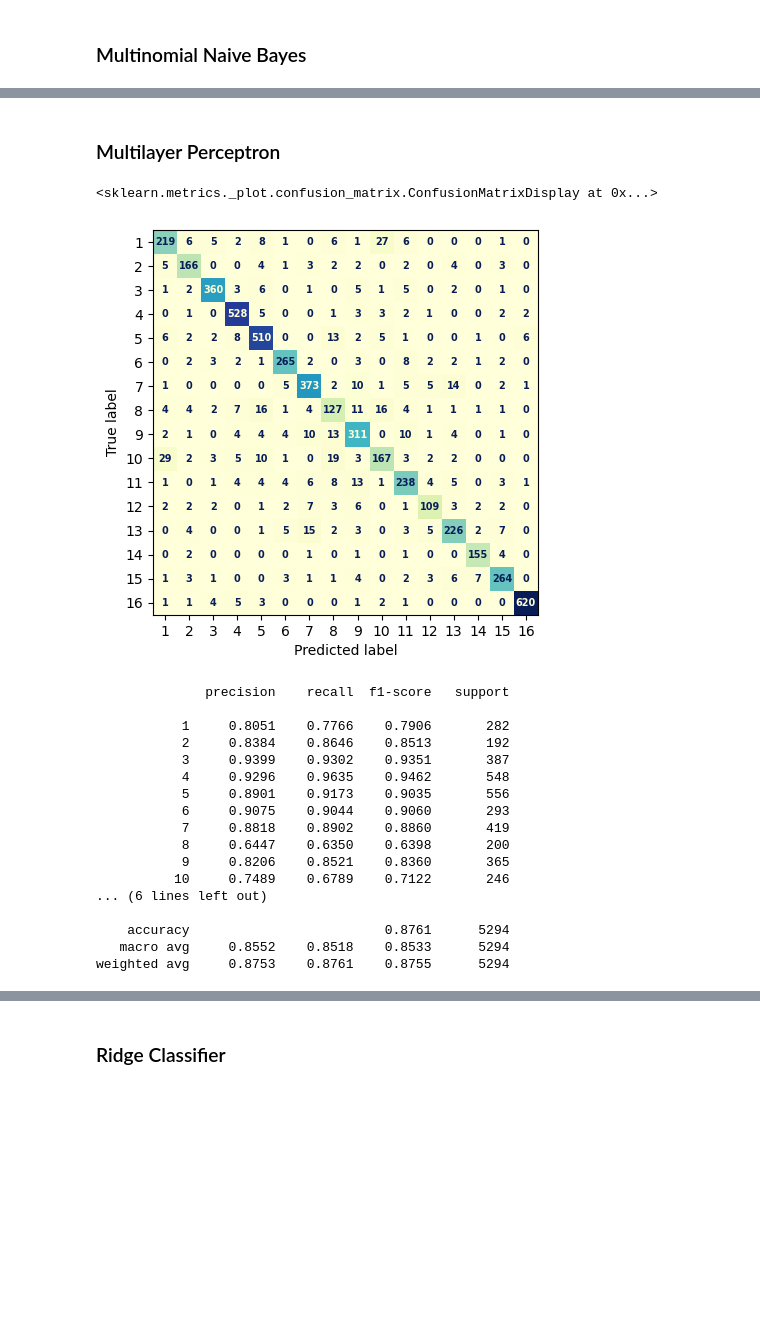
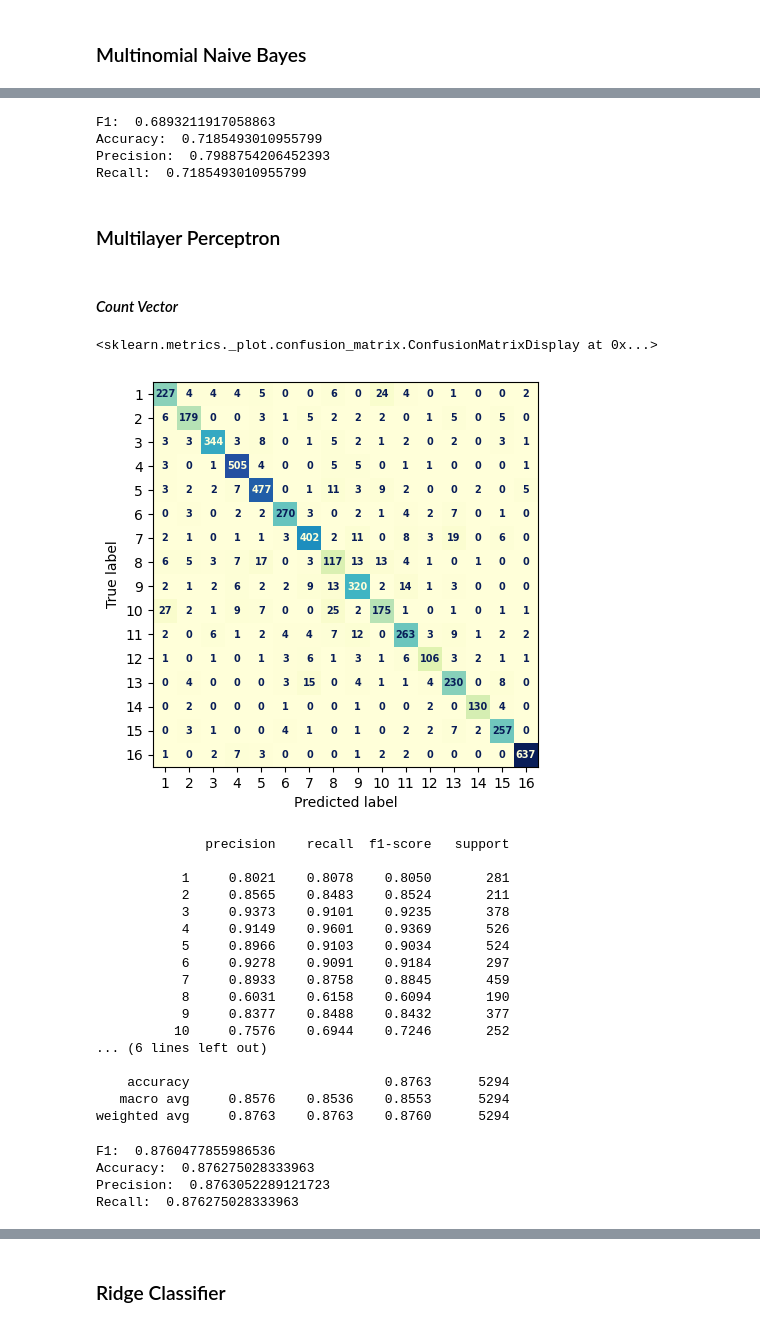
Before and after one commit to joshwinnes11/Project-4, a Jupyter notebook: project4.ipynb, the cells around one changed output, grey strips where cells are left out. Drawn from its saved outputs; the diff is of its cells as text; code cells hidden in the pictures; blank space fills up the shorter version.

```diff
--- a/project4.ipynb
+++ b/project4.ipynb
@@ -177,3 +199,11 @@ X_test_count_vector = count_vectorizer.transform(X_test)
+# %%
+corpus = text_df.text
+sdg_num = text_df.sdg
+X_train, X_test, y_train, y_test = \
+    train_test_split(corpus, sdg_num, test_size=0.20, random_state=11)
+
+X_train_tfid_vector = tfid_vectorizer.transform(X_train)
+X_test_tfid_vector = tfid_vectorizer.transform(X_test)
 # %% [markdown]
 ### **Training the Models**
 # %% [markdown]
@@ -210,31 +283,53 @@ weighted avg     0.8406    0.8376    0.8297      5294
+# %%
+print('F1: ', metrics.f1_score(y_test, y_pred_mnb_tfid, average='weighted'))
+print('Accuracy: ', metrics.accuracy_score(y_test, y_pred_mnb_tfid))
+print('Precision: ', metrics.precision_score(y_test, y_pred_mnb_tfid, average='weighted'))
+print('Recall: ', metrics.recall_score(y_test, y_pred_mnb_tfid, average='weighted'))
+# %% [output]
+F1:  0.6893211917058863
+Accuracy:  0.7185493010955799
+Precision:  0.7988754206452393
+Recall:  0.7185493010955799
 # %% [markdown]
 ### Multilayer Perceptron
+# %% [markdown]
+#### *Count Vector*
 # %%
 count_MLP_clf = MLPClassifier().fit(X_train_count_vector, y_train)
-y_pred = count_MLP_clf.predict(X_test_count_vector)
+y_pred_mlp = count_MLP_clf.predict(X_test_count_vector)
 fig, ax = plt.subplots(figsize=(15, 5))
 font = {'family': 'sans-serif', 'weight': 'heavy','size': 7,}
-ConfusionMatrixDisplay.from_predictions(y_test, y_pred, text_kw=font, ax=ax, cmap=mpl.colormaps["YlGnBu"],colorbar=None)
+ConfusionMatrixDisplay.from_predictions(y_test, y_pred_mlp, text_kw=font, ax=ax, cmap=mpl.colormaps["YlGnBu"],colorbar=None)
 # %% [output]
 <sklearn.metrics._plot.confusion_matrix.ConfusionMatrixDisplay at 0x...>
-[figure, old version]
+[figure, new version]
 # %%
-print(metrics.classification_report(y_test,y_pred, digits = 4))
+print(metrics.classification_report(y_test,y_pred_mlp, digits = 4))
 # %% [output]
               precision    recall  f1-score   support
 
-           1     0.8051    0.7766    0.7906       282
-           2     0.8384    0.8646    0.8513       192
-           3     0.9399    0.9302    0.9351       387
-           4     0.9296    0.9635    0.9462       548
-           5     0.8901    0.9173    0.9035       556
-           6     0.9075    0.9044    0.9060       293
-           7     0.8818    0.8902    0.8860       419
-           8     0.6447    0.6350    0.6398       200
-           9     0.8206    0.8521    0.8360       365
-          10     0.7489    0.6789    0.7122       246
+           1     0.8021    0.8078    0.8050       281
+           2     0.8565    0.8483    0.8524       211
+           3     0.9373    0.9101    0.9235       378
+           4     0.9149    0.9601    0.9369       526
+           5     0.8966    0.9103    0.9034       524
+           6     0.9278    0.9091    0.9184       297
+           7     0.8933    0.8758    0.8845       459
+           8     0.6031    0.6158    0.6094       190
+           9     0.8377    0.8488    0.8432       377
+          10     0.7576    0.6944    0.7246       252
 ... (6 lines left out)
 
-    accuracy                         0.8761      5294
-   macro avg     0.8552    0.8518    0.8533      5294
-weighted avg     0.8753    0.8761    0.8755      5294
+    accuracy                         0.8763      5294
+   macro avg     0.8576    0.8536    0.8553      5294
+weighted avg     0.8763    0.8763    0.8760      5294
+# %%
+print('F1: ', metrics.f1_score(y_test, y_pred_mlp, average='weighted'))
+print('Accuracy: ', metrics.accuracy_score(y_test, y_pred_mlp))
+print('Precision: ', metrics.precision_score(y_test, y_pred_mlp, average='weighted'))
+print('Recall: ', metrics.recall_score(y_test, y_pred_mlp, average='weighted'))
+# %% [output]
+F1:  0.8760477855986536
+Accuracy:  0.876275028333963
+Precision:  0.8763052289121723
+Recall:  0.876275028333963
```
Also changed, not shown: parts of 49 cells of this notebook.
